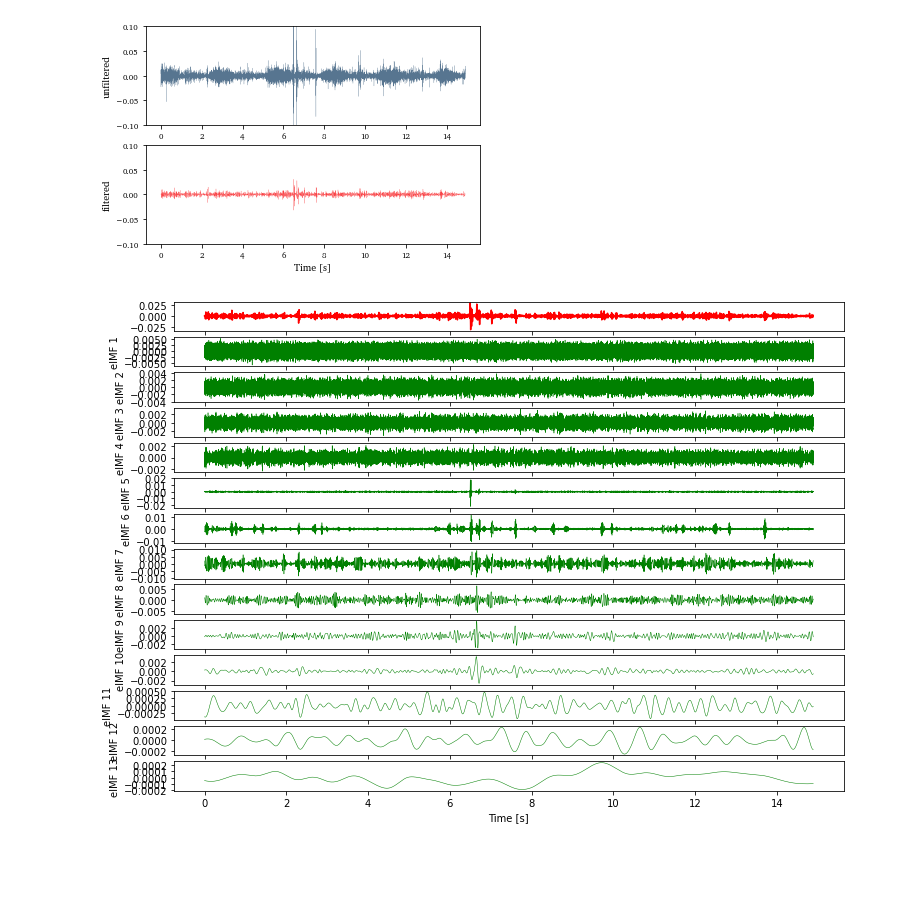
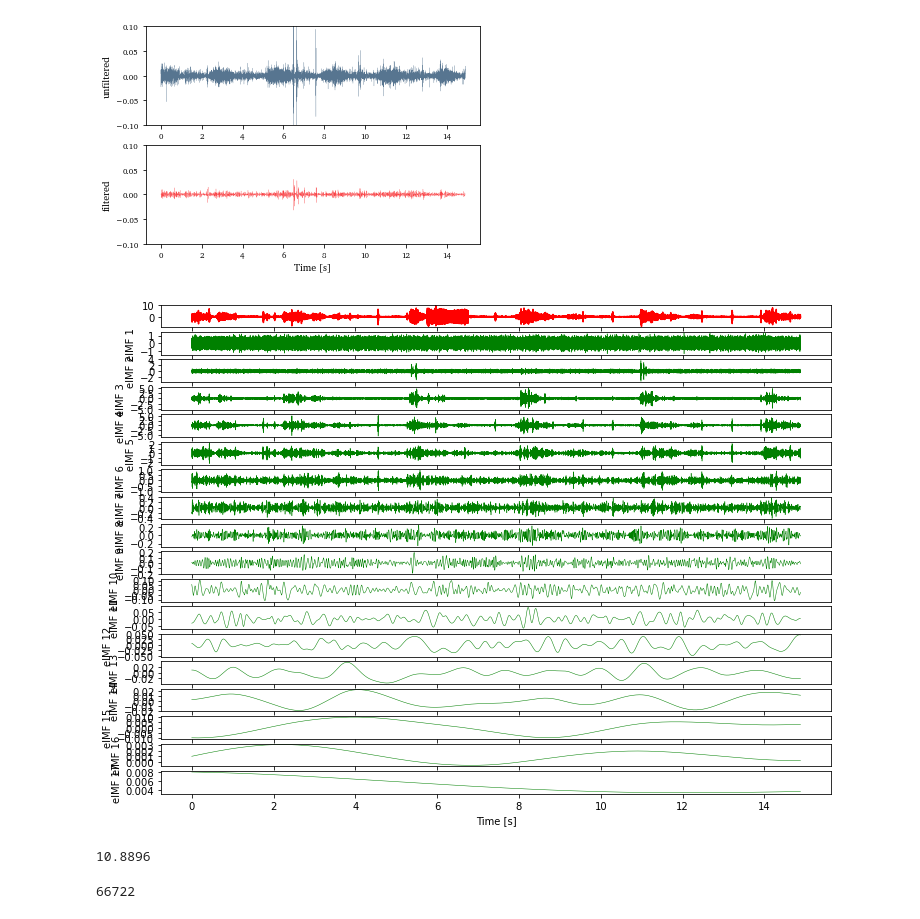
Before and after one commit to AndrineElse/AndrineElsetronning_Master2021, a Jupyter notebook: notebooks/filter_heart_sound_EMD.ipynb, the cells around one changed output. Saved outputs shown, nothing was run; the diff lists cells and outputs as text; code cells hidden in the pictures; blank space fills up the shorter version.

Commit message:
working on synthetic dataset

```diff
--- a/notebooks/filter_heart_sound_EMD.ipynb
+++ b/notebooks/filter_heart_sound_EMD.ipynb
@@ -29,11 +29,11 @@ figure_path = module_path + '/figures/'
 
 target_rate = 41000
 # %%
-audio_file = '/home/andrine/Desktop/TromsoDataset/Hasse413/10002912_lungelyd_4.wav'
+audio_file = '/home/andrine/Desktop/dataTromso/Hasse413/10000708_lungelyd_5.wav'
 
 sr, audio = utility.read_wav_file(audio_file, target_rate)
 audio = utility.denoise_audio(audio)
-unfiltered, sr = utility.downsample(audio, sr, 5000), 5000
+audio, sr = utility.downsample(audio, sr, 5000), 5000
 
 duration = float(len(unfiltered)) / sr
 T = 1.0/sr
@@ -74,9 +74,10 @@ def bandpass_filter(buffer):
     return butter_bandpass_filter(buffer, lowcut, highcut, FRAME_RATE, order=6)
 
 
-filtered = np.apply_along_axis(bandpass_filter, 0, unfiltered).astype('float64')
-wavfile.write(module_path + '/notebooks/filtered.wav', FRAME_RATE, filtered)
-wavfile.write(module_path + '/notebooks/unfiltered.wav', FRAME_RATE, audio)
+audio = np.apply_along_axis(bandpass_filter, 0, audio).astype('float64')
+audio = znorm(audio)
+#wavfile.write(module_path + '/notebooks/filtered.wav', FRAME_RATE, filtered)
+#wavfile.write(module_path + '/notebooks/unfiltered.wav', FRAME_RATE, audio)
 # %%
 f, ax = plt.subplots(1,1)
 f.set_size_inches(20, 5)
@@ -151,31 +170,41 @@ f.savefig(figure_path + f'filtered_heart_sound.pdf', bbox_inches='tight')
 # %%
 m_imf = 20
-m_sift = 50
+m_sift = 150
 m_trials = 2
 # Say we want detect extrema using parabolic method
 eemd = EEMD(trials=m_trials)
 eemd.spline_kind="slinear"
 eemd.FIXE = m_sift
 
+
+#filtered, index =  make_synthetic(audio, sr)
 # Execute EEMD on S
-eIMFs = eemd.eemd(filtered, x, max_imf = m_imf)
+eIMFs = eemd.eemd(audio, x, max_imf = m_imf)
 nIMFs = eIMFs.shape[0]
 
 # Plot results
 plt.figure(figsize=(12,9))
 plt.subplot(nIMFs+1, 1, 1)
 plt.plot(x, filtered, 'r')
 
 for n in range(nIMFs):
     plt.subplot(nIMFs+1, 1, n+2)
     plt.plot(x, eIMFs[n], 'g', linewidth = 0.5)
     plt.ylabel("eIMF %i" %(n+1))
     plt.locator_params(axis='y', nbins=5)
 
 plt.xlabel("Time [s]")
 plt.show()
 # %% [output]
-[figure, old version]
+[figure, new version]
+# %%
+x[index]
+# %% [output]
+10.8896
+# %%
+index
+# %% [output]
+66722
 # %%
 
 ipd.Audio(eIMFs[8] , rate = sr)
```
Also changed, not shown: parts of 1 cell of this notebook, 18 other files.
